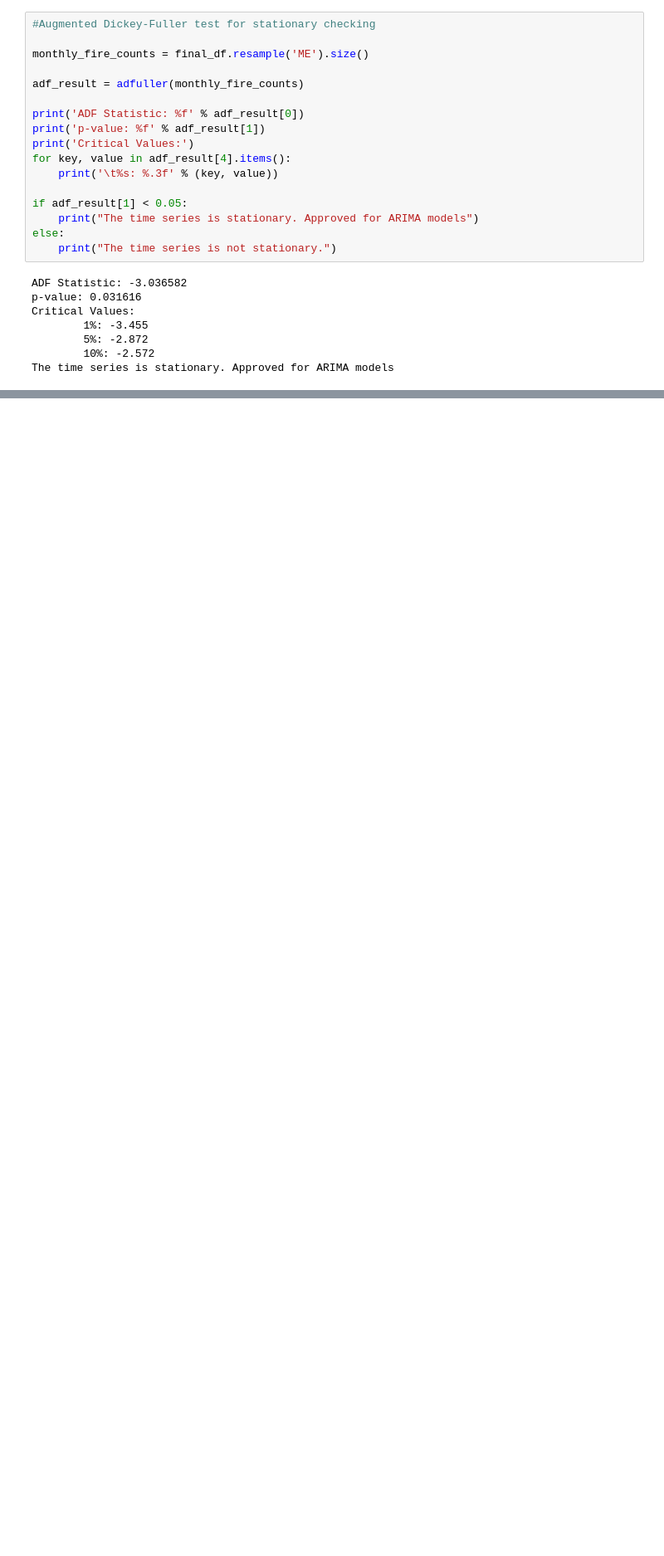
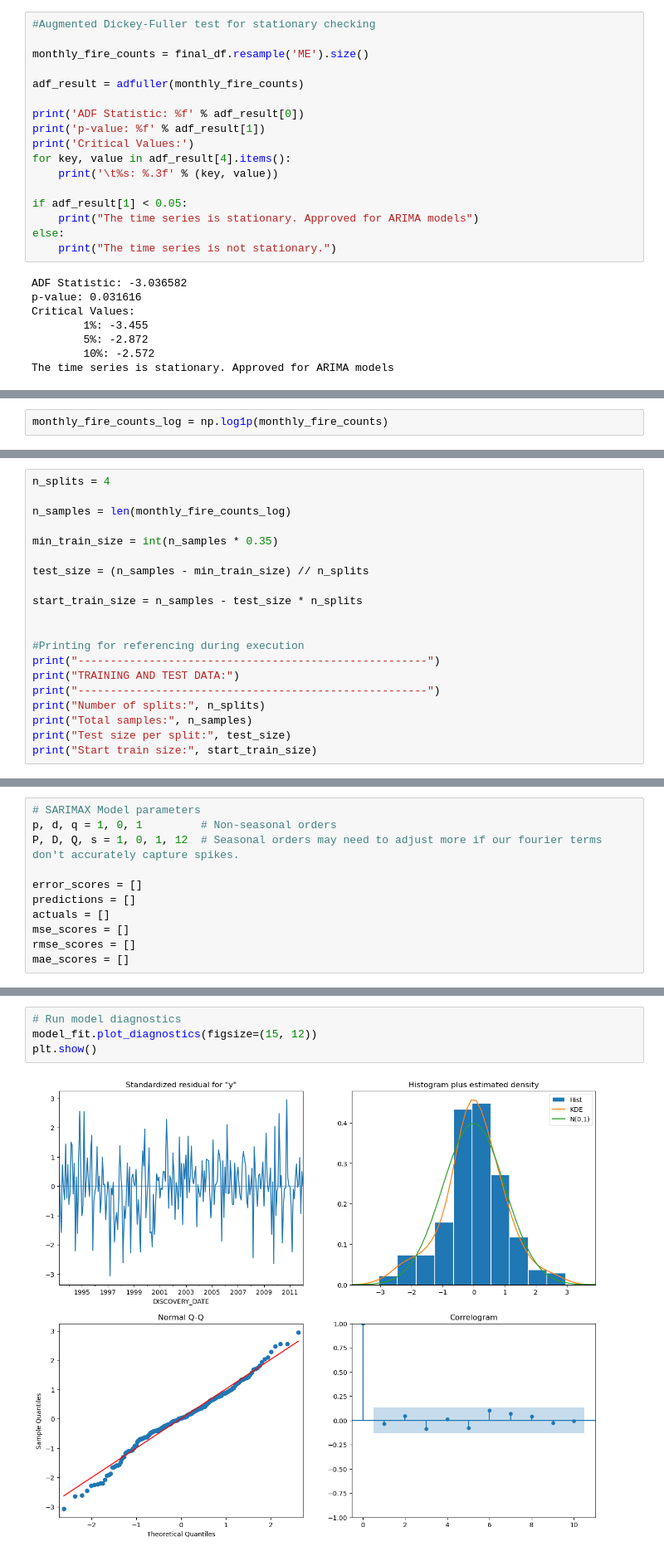
Before and after one commit to LeonardoSMSoares/Economics-Finance-2, a Jupyter notebook: Case Collection/CCMTS 05 - SARIMAX - Forest Fire.ipynb, the cells around one changed output, grey strips where cells are left out. Shown at 83% size. Saved outputs shown, nothing was run; the diff lists cells and outputs as text; blank space fills up the shorter version.

```diff
--- a/Case Collection/CCMTS 05 - SARIMAX - Forest Fire.ipynb
+++ b/Case Collection/CCMTS 05 - SARIMAX - Forest Fire.ipynb
@@ -1199,0 +1195,2 @@ End.
+# %%
+monthly_fire_counts_log = np.log1p(monthly_fire_counts)
@@ -1199,0 +1257,20 @@ End.
+# %%
+n_splits = 4
+
+n_samples = len(monthly_fire_counts_log)
+
+min_train_size = int(n_samples * 0.35)
+
+test_size = (n_samples - min_train_size) // n_splits
+
+start_train_size = n_samples - test_size * n_splits
+
+
+#Printing for referencing during execution
+print("------------------------------------------------------")
+print("TRAINING AND TEST DATA:")
+print("------------------------------------------------------")
+print("Number of splits:", n_splits)
+print("Total samples:", n_samples)
+print("Test size per split:", test_size)
+print("Start train size:", start_train_size)
@@ -1199,0 +1297,11 @@ End.
+# %%
+# SARIMAX Model parameters
+p, d, q = 1, 0, 1         # Non-seasonal orders
+P, D, Q, s = 1, 0, 1, 12  # Seasonal orders may need to adjust more if our fourier terms don't accurately capture spikes.
+
+error_scores = []
+predictions = []
+actuals = []
+mse_scores = []
+rmse_scores = []
+mae_scores = []
@@ -1199,0 +1407,6 @@ End.
+# %%
+# Run model diagnostics
+model_fit.plot_diagnostics(figsize=(15, 12))
+plt.show()
+# %% [output]
+[figure, added]
```
Also changed, not shown: parts of 20 cells of this notebook.
